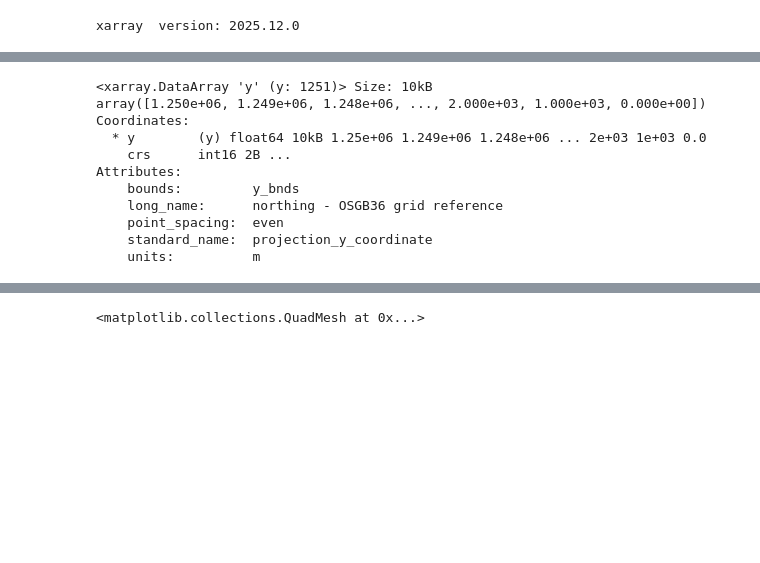
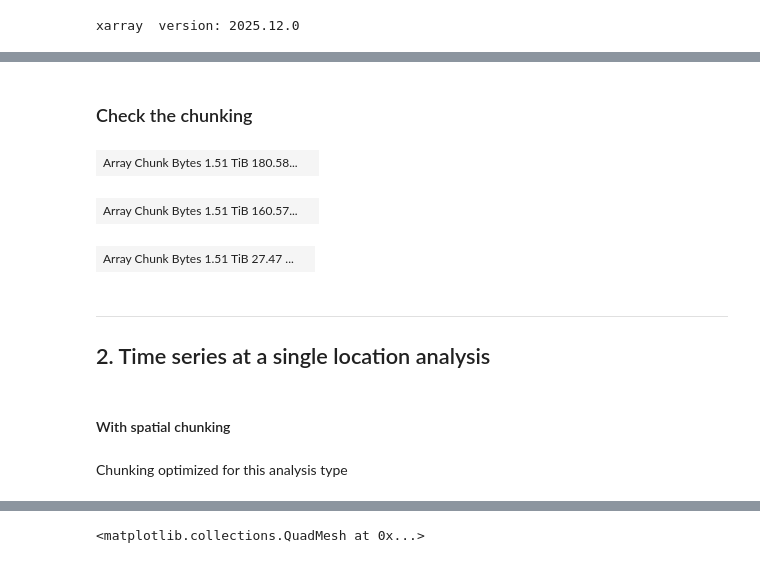
Before and after one commit to NERC-CEH/object_store_tutorial, a Jupyter notebook: notebooks/gear_zarr_python.ipynb, the cells around one changed output, grey strips where cells are left out. Saved outputs shown, nothing was run; the diff lists cells and outputs as text; code cells hidden in the pictures; blank space fills up the shorter version.

Commit message:
Added notebook to show the chunking examples

```diff
--- a/notebooks/gear_zarr_python.ipynb
+++ b/notebooks/gear_zarr_python.ipynb
@@ -70,7 +74,25 @@ xarray  version: 2025.12.0
 
 For publically available data such as this, we do not need any credentials, and instead pass anon=True which means 'access the data as an anonymous user'.
 # %%
-ds = xr.open_zarr(
+ds_spacechunk = xr.open_zarr(
+    "s3://gearhrly-spacechunk/gearhrly_10km_chunks_all.zarr",
+    storage_options={
+        "anon": True,
+        "endpoint_url": "https://fdri-o.s3-ext.jc.rl.ac.uk/"
+    },
+    consolidated=True
+)
+
+ds_timechunk = xr.open_zarr(
+    "s3://gearhrly-timechunk/gearhrly_daily_chunks_all.zarr",
+    storage_options={
+        "anon": True,
+        "endpoint_url": "https://fdri-o.s3-ext.jc.rl.ac.uk/"
+    },
+    consolidated=True
+)
+
+ds_bothchunk = xr.open_zarr(
     "s3://gearhrly/gearhrly_15day_100km_chunks.zarr",
     storage_options={
         "anon": True,
@@ -140,14 +103,21 @@ Attributes:
-# %%
-ds['y']
-# %% [output]
-<xarray.DataArray 'y' (y: 1251)> Size: 10kB
-array([1.250e+06, 1.249e+06, 1.248e+06, ..., 2.000e+03, 1.000e+03, 0.000e+00])
-Coordinates:
-  * y        (y) float64 10kB 1.25e+06 1.249e+06 1.248e+06 ... 2e+03 1e+03 0.0
-    crs      int16 2B ...
-Attributes:
-    bounds:         y_bnds
-    long_name:      northing - OSGB36 grid reference
-    point_spacing:  even
-    standard_name:  projection_y_coordinate
-    units:          m
+# %% [markdown]
+### Check the chunking
+# %%
+ds_spacechunk.rainfall_amount.data
+# %% [output]
+| Array Chunk Bytes 1.51 TiB 180.58... |  |
+# %%
+ds_timechunk.rainfall_amount.data
+# %% [output]
+| Array Chunk Bytes 1.51 TiB 160.57... |  |
+# %%
+ds_bothchunk.rainfall_amount.data
+# %% [output]
+| Array Chunk Bytes 1.51 TiB 27.47 ... |  |
+# %% [markdown]
+---
+## 2. Time series at a single location analysis
+# %% [markdown]
+#### With spatial chunking
+# %% [markdown]
+Chunking  optimized for this analysis type
```
Also changed, not shown: parts of 70 cells of this notebook.
